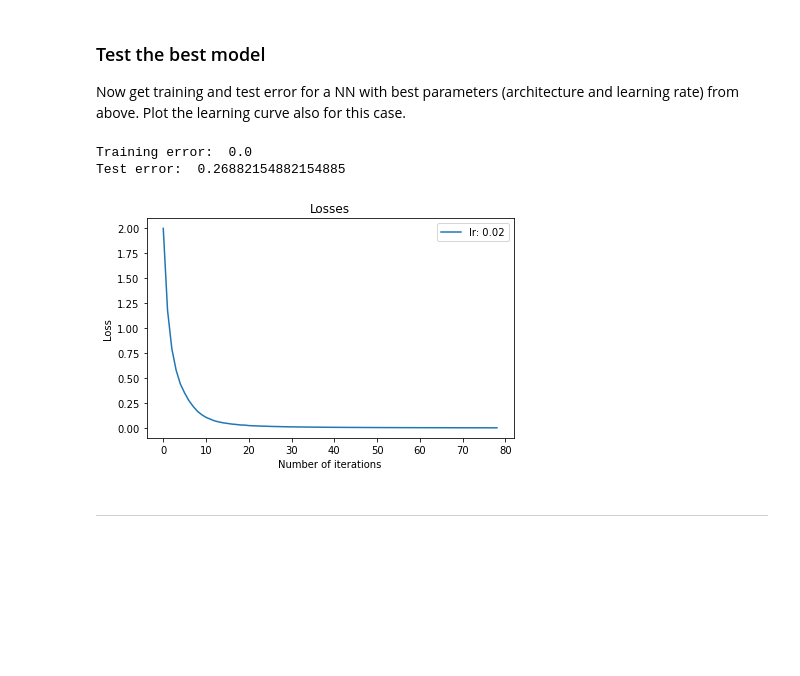
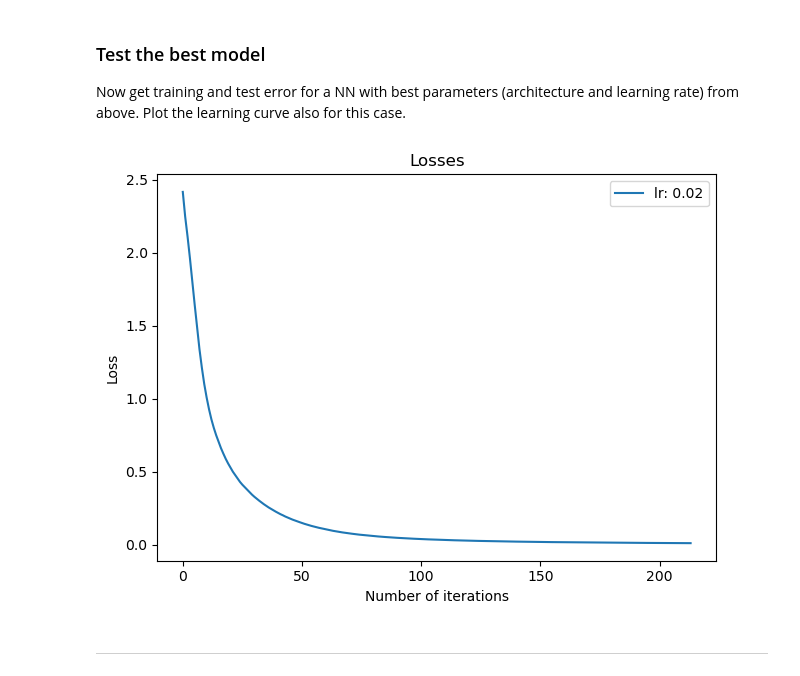
Before and after one commit to angelabortolato/MachineLearning_course, a Jupyter notebook: lab6/06_neural_networks.ipynb, the cells around one changed output. Drawn from its saved outputs; the diff is of its cells as text; code cells hidden in the pictures; blank space fills up the shorter version.

```diff
--- a/lab6/06_neural_networks.ipynb
+++ b/lab6/06_neural_networks.ipynb
@@ -313,9 +307,13 @@ train_accuracies, test_accuracies = [], []  # Lists for saving accuracies (train
 for size in hidden_layer_sizes:
     print(f"Training MLP of size {size} ...")
 
-    # TODO: Define and train the MLP object
+    MLP=MLPClassifier(hidden_layer_sizes=size,activation = 'relu', max_iter = 200, alpha = 1e-4, solver = 'sgd',tol = 1e-4,learning_rate_init = 0.1)    #define MLP
+    MLP.fit(X_training,Y_training)          #train MLP
 
     elapsed_time = time() - start_time
+
+    train_accuracies.append(MLP.score(X_training,Y_training))
+    test_accuracies.append(MLP.score(X_test,Y_test))
 
     # Print the time needed for training
     print(f"Time needed for training: {elapsed_time:.2f} seconds")
@@ -355,7 +353,16 @@ losses = {}  # dictionary for saving losses
 # Get the best hidden layer sizes and batch size from the previous MLPs
 hidden_layers=models.best_params_
 
-# TODO: Train the MLPs with the different learning rates and get the scores
+for lr in lr_list:
+    print(f"Training MLP with learning rate {lr} ...")
+
+    MLP=MLPClassifier(hidden_layer_sizes=hidden_layers['hidden_layer_sizes'],activation = 'relu', max_iter = 200, alpha = 1e-4, solver = 'sgd',tol = 1e-4,learning_rate_init = lr)    #define MLP
+    MLP.fit(X_training,Y_training)          #train MLP
+
+    scores[lr]=(MLP.score(X_test,Y_test))
+    losses[lr]=MLP.loss_curve_
+
+
 
 # Print the best learning rate value and the corresponding score
 key_best = max(scores, key = scores.get)
@@ -375,18 +386,20 @@ Now get training and test error for a NN with best parameters (architecture and
 # %%
 # Define the parameters for the best NN model from CV
 best_hidden_layers = hidden_layers['hidden_layer_sizes']
 best_learning_rate = 0.02
 
 # TODO: Train the best NN model with the best parameters and compute the training and test error
 
-# Define the MLP object with the best parameters
+MLP=MLPClassifier(hidden_layer_sizes=best_hidden_layers,activation = 'relu', max_iter = 600, alpha = 1e-4, solver = 'sgd',tol = 1e-4,learning_rate_init = best_learning_rate)    #define MLP
+MLP.fit(X_training,Y_training)          #train MLP
 
+trainerror=MLP.score(X_training,Y_training)
+testerror=MLP.score(X_test, Y_test)
 
-# TODO: Plot the loss curve for the best NN model
+# Plot the loss curve for the best NN model
+plot_loss({best_learning_rate: MLP.loss_curve_})
 # %% [output]
-Training error:  0.0
-Test error:  0.26882154882154885
-[figure, old version]
+[figure, new version]
 # %% [markdown]
 ---
 # %% [markdown]
```
Also changed, not shown: parts of 9 cells of this notebook.
